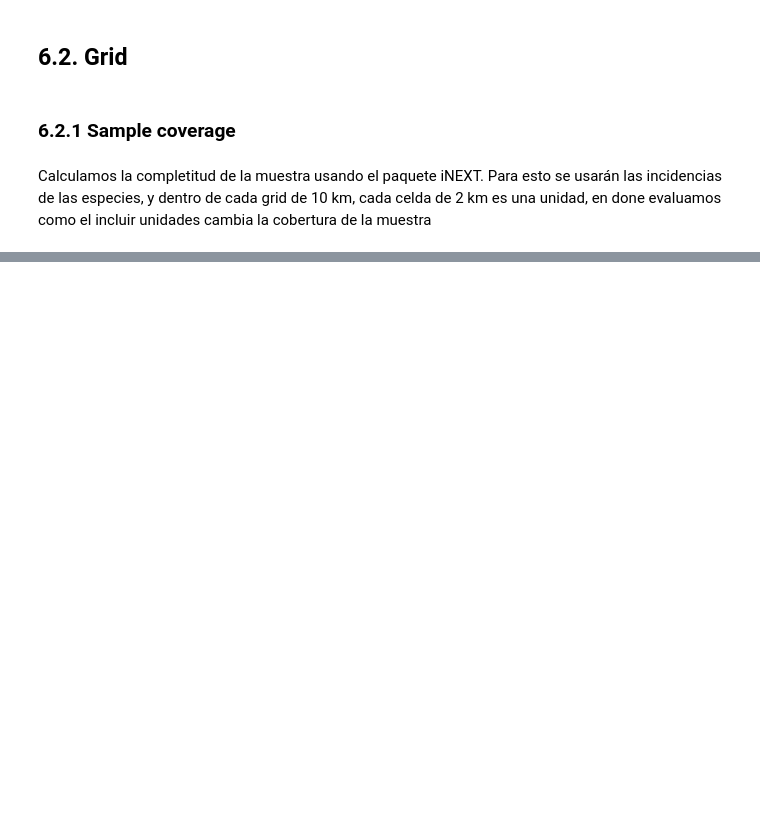
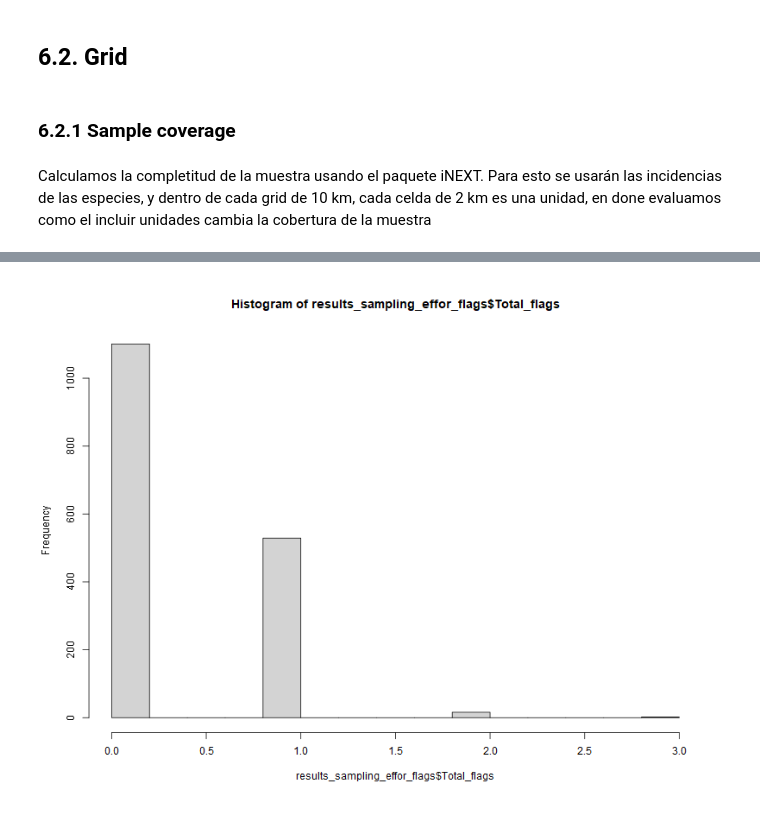
Before and after one commit to daningMontano/Spatial_insect_diversity, a Jupyter notebook: Samplig_coverage.ipynb, the cells around one changed output, grey strips where cells are left out. Cells and saved outputs as stored; diff of their text form; code cells hidden in the pictures; blank space fills up the shorter version.

```diff
--- a/Samplig_coverage.ipynb
+++ b/Samplig_coverage.ipynb
@@ -525,3 +618,0 @@ View(results_s_cov)
-# %%
-genus_completeness = (results_s_cov$genus_obs/results_s_cov$genus_ext)*100
-results_s_cov$genus_completeness = genus_completeness
@@ -563 +845,5 @@ hist(Ratio_r_genus)
+# %%
+hist(results_sampling_effor_flags$Total_flags)
+# %% [output]
+[figure, added]
 # %%
```
Also changed, not shown: parts of 35 cells of this notebook.
